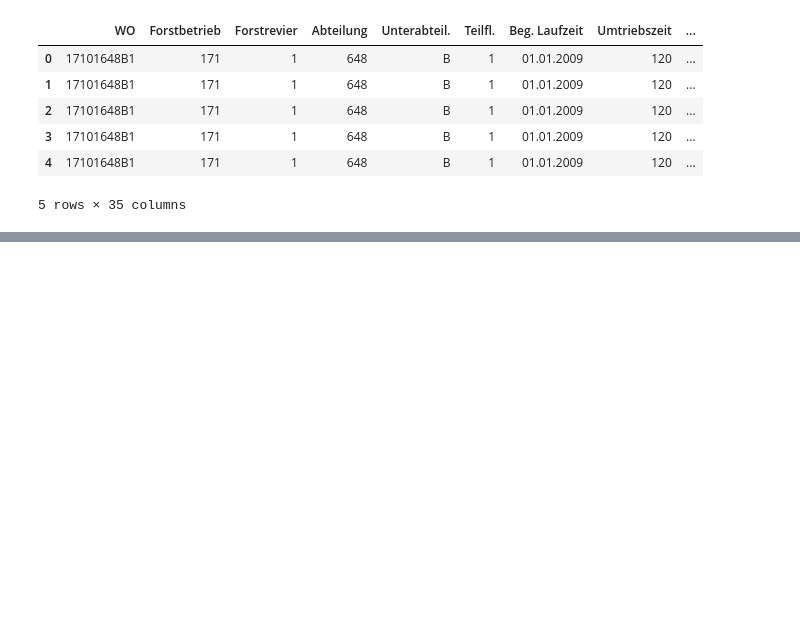
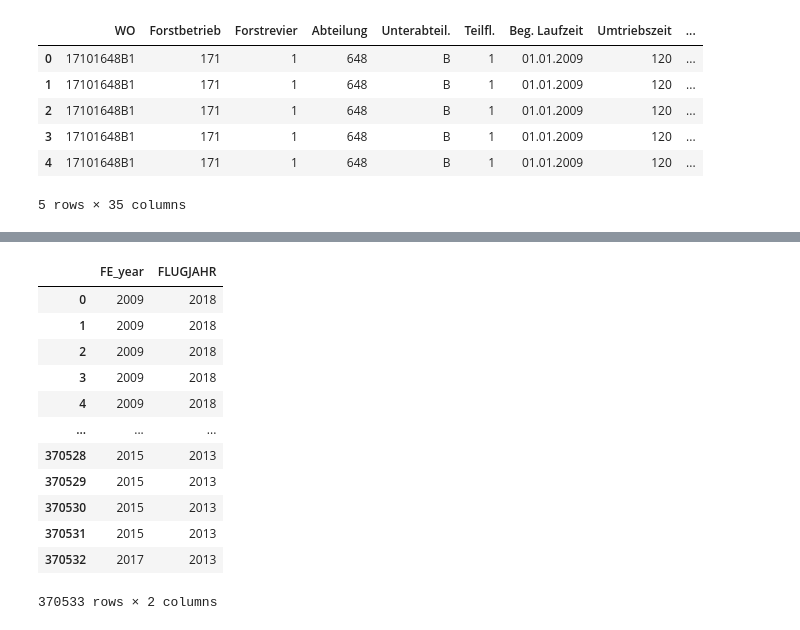
Before and after one commit to satlawa/edin_diss_geo, a Jupyter notebook: new/create_GIS_ground_truth_(vector)_test.ipynb, the cells around one changed output, grey strips where cells are left out. Saved outputs shown, nothing was run; the diff lists cells and outputs as text; code cells hidden in the pictures; blank space fills up the shorter version.

```diff
--- a/new/create_GIS_ground_truth_(vector)_test.ipynb
+++ b/new/create_GIS_ground_truth_(vector)_test.ipynb
@@ -391,0 +412,2 @@ wo_sap.head()
+# %%
+wo = wo_geo.merge(wo_sap, on='WO')
@@ -391,0 +430,16 @@ wo_sap.head()
+# %%
+wo[['FE_year', 'FLUGJAHR']]
+# %% [output]
+|  | FE_year | FLUGJAHR |
+| 0 | 2009 | 2018 |
+| 1 | 2009 | 2018 |
+| 2 | 2009 | 2018 |
+| 3 | 2009 | 2018 |
+| 4 | 2009 | 2018 |
+| ... | ... | ... |
+| 370528 | 2015 | 2013 |
+| 370529 | 2015 | 2013 |
+| 370530 | 2015 | 2013 |
+| 370531 | 2015 | 2013 |
+| 370532 | 2017 | 2013 |
+370533 rows × 2 columns
```
Also changed, not shown: parts of 6 cells of this notebook.
